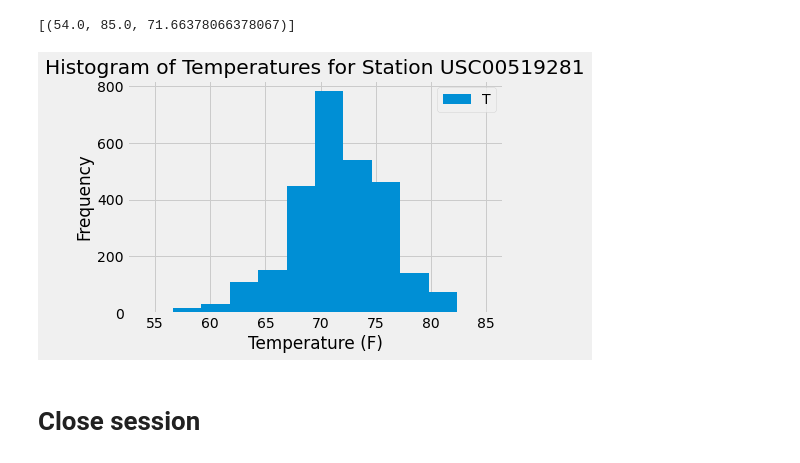
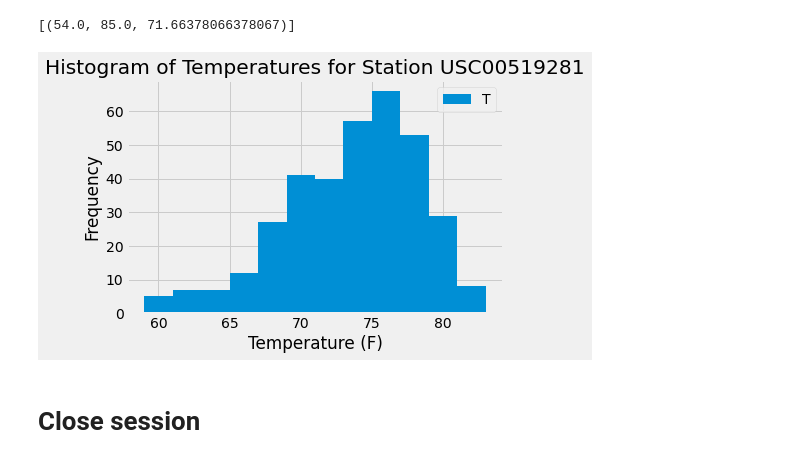
Before and after one commit to herzf012/climate_analysis, a Jupyter notebook: climate.ipynb, the cells around one changed output. Saved outputs shown, nothing was run; the diff lists cells and outputs as text; code cells hidden in the pictures.

Commit message:
Edited query for retrieving temperatures for most active station to only include the latest year of data.

```diff
--- a/climate.ipynb
+++ b/climate.ipynb
@@ -161,23 +161,24 @@ min_max_avg_temps
 # %%
 # Using the most active station id
 # Query the last 12 months of temperature observation data for this station and plot the results as a histogram
-most_active_station_temps = session.query(Measurement.tobs).filter(Measurement.station == most_active_station).all()
+most_active_station_temps = session.query(Measurement.tobs)\
+.filter(Measurement.station == most_active_station, Measurement.date >= year_ago).all()
 
 temps = []
 
 for temp in most_active_station_temps:
     temps.append(temp[0])
 
 len(temps)
 
 plt.hist(x = temps, bins = 12)
 plt.xlabel("Temperature (F)")
 plt.ylabel("Frequency")
 plt.title(f"Histogram of Temperatures for Station {most_active_station}")
 plt.legend("Temperature")
 plt.show()
 # %% [output]
-[figure, old version]
+[figure, new version]
 # %% [markdown]
 # Close session
 # %%
```
